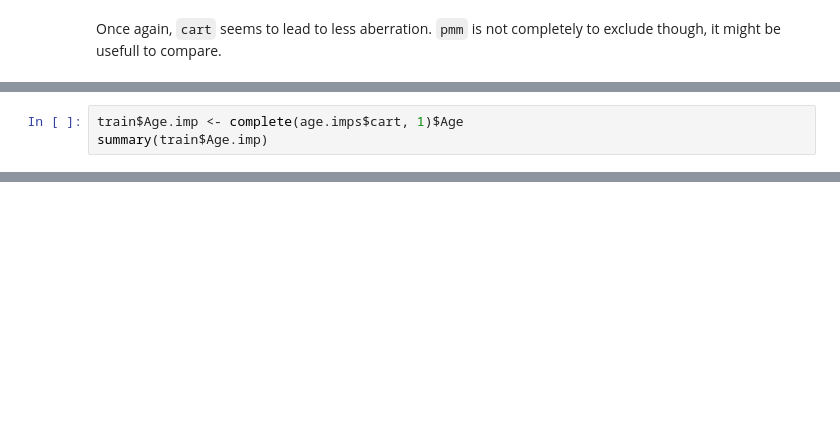
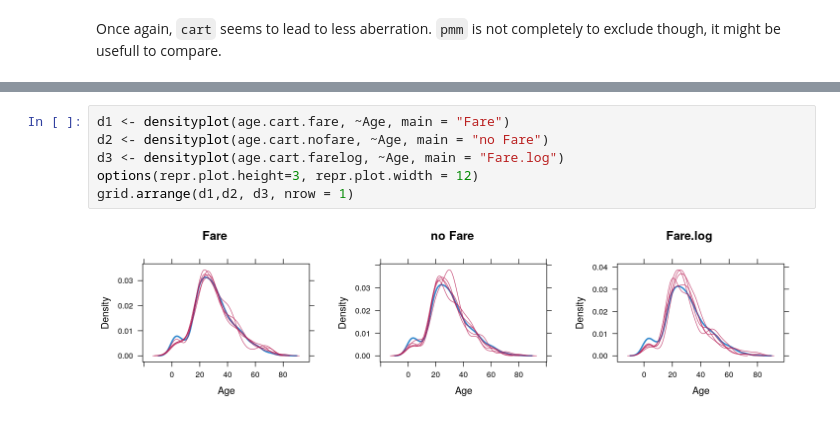
Before and after one commit to sapristi/ML, a Jupyter notebook: experiments/titanic_challenge/imputations.ipynb, the cells around one changed output, grey strips where cells are left out. Cells and saved outputs as stored; diff of their text form; blank space fills up the shorter version.

```diff
--- a/experiments/titanic_challenge/imputations.ipynb
+++ b/experiments/titanic_challenge/imputations.ipynb
@@ -168,3 +164,0 @@ Let's first add imputed age so that we can use the data.
-# %%
-train$Age.imp <- complete(age.imps$cart, 1)$Age
-summary(train$Age.imp)
@@ -173,0 +192,8 @@ summary(train$Age.imp)
+# %%
+d1 <- densityplot(age.cart.fare, ~Age, main = "Fare")
+d2 <- densityplot(age.cart.nofare, ~Age, main = "no Fare")
+d3 <- densityplot(age.cart.farelog, ~Age, main = "Fare.log")
+options(repr.plot.height=3, repr.plot.width = 12)
+grid.arrange(d1,d2, d3, nrow = 1)
+# %% [output]
+[figure, added]
```
Also changed, not shown: parts of 37 cells of this notebook, 3 other files.
